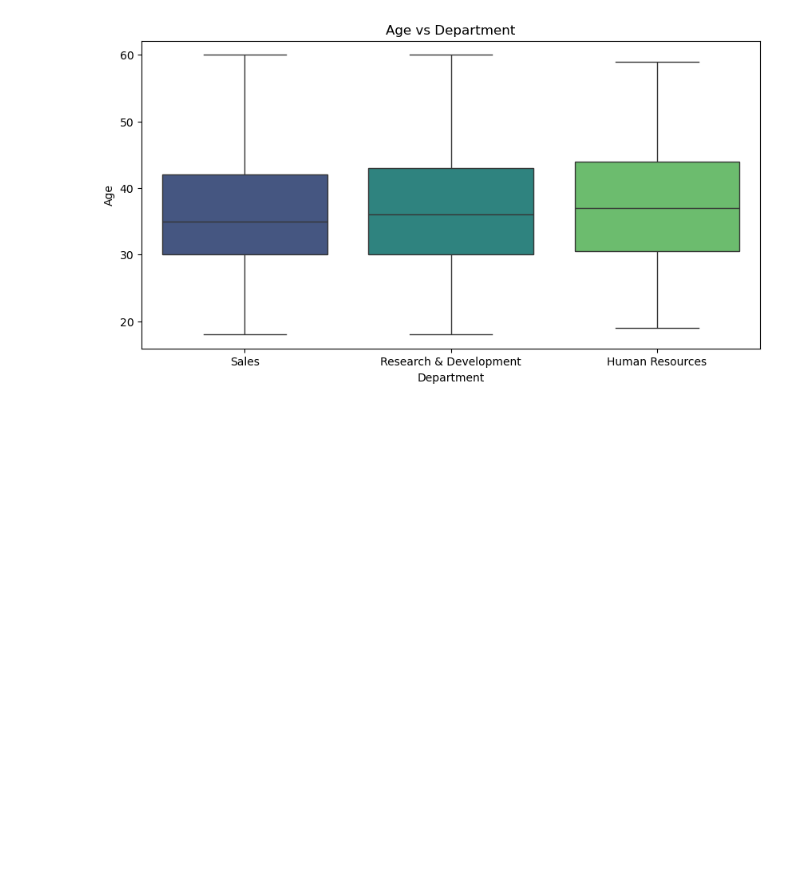
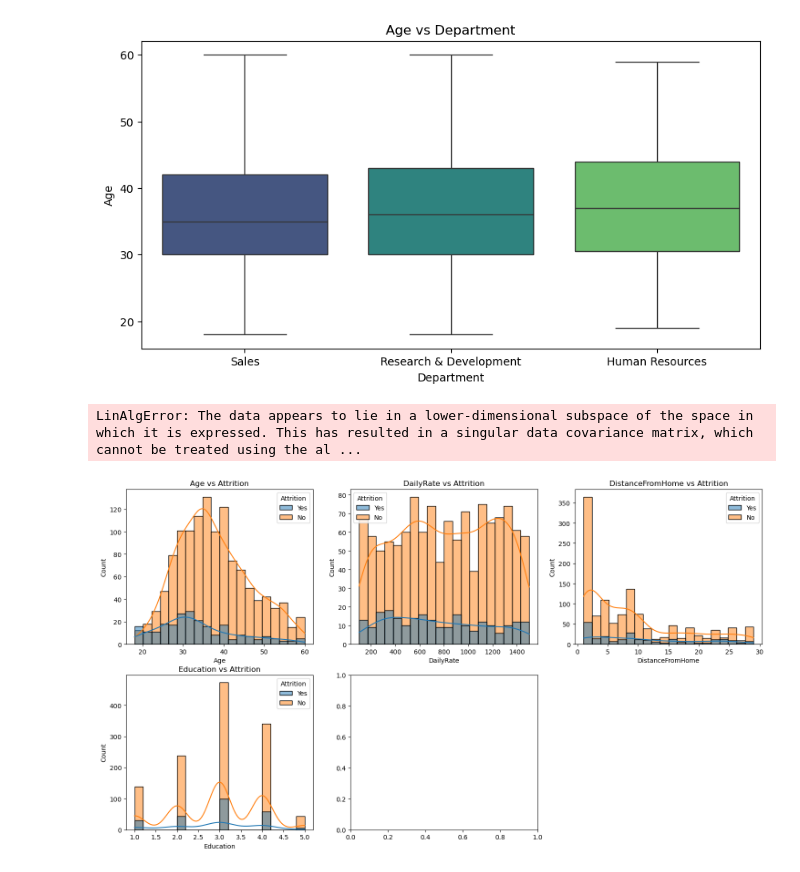
Before and after one commit to alam292/HR-Employee-Attrition-Analysis-, a Jupyter notebook: HR_Employees.ipynb, the cells around one changed output. Cells and saved outputs as stored; diff of their text form; code cells hidden in the pictures; blank space fills up the shorter version.

Commit message:
extract data

```diff
--- a/HR_Employees.ipynb
+++ b/HR_Employees.ipynb
@@ -405,3 +405,35 @@ Passing `palette` without assigning `hue` is deprecated and will be removed in v
 
   sns.boxplot(data = df, x = 'Department', y = 'Age', palette = 'viridis')
 [figure]
+# %%
+# Select numerical columns
+df_cont = df.select_dtypes(
+    include=['int64', 'float64']
+).columns
+
+plt.figure(figsize=(18,15))
+
+plotnumber = 1
+
+for col in df_cont:
+
+    plt.subplot(3,3,plotnumber)
+
+    sns.histplot(
+        data=df,
+        x=col,
+        kde=True,
+        hue='Attrition',
+        bins=20
+    )
+
+    plt.title(f'{col} vs Attrition')
+
+    plotnumber += 1
+
+plt.tight_layout()
+
+plt.show()
+# %% [output]
+LinAlgError: The data appears to lie in a lower-dimensional subspace of the space in which it is expressed. This has resulted in a singular data covariance matrix, which cannot be treated using the al ...
+[figure, added]
```
Also changed, not shown: 1 other file.
